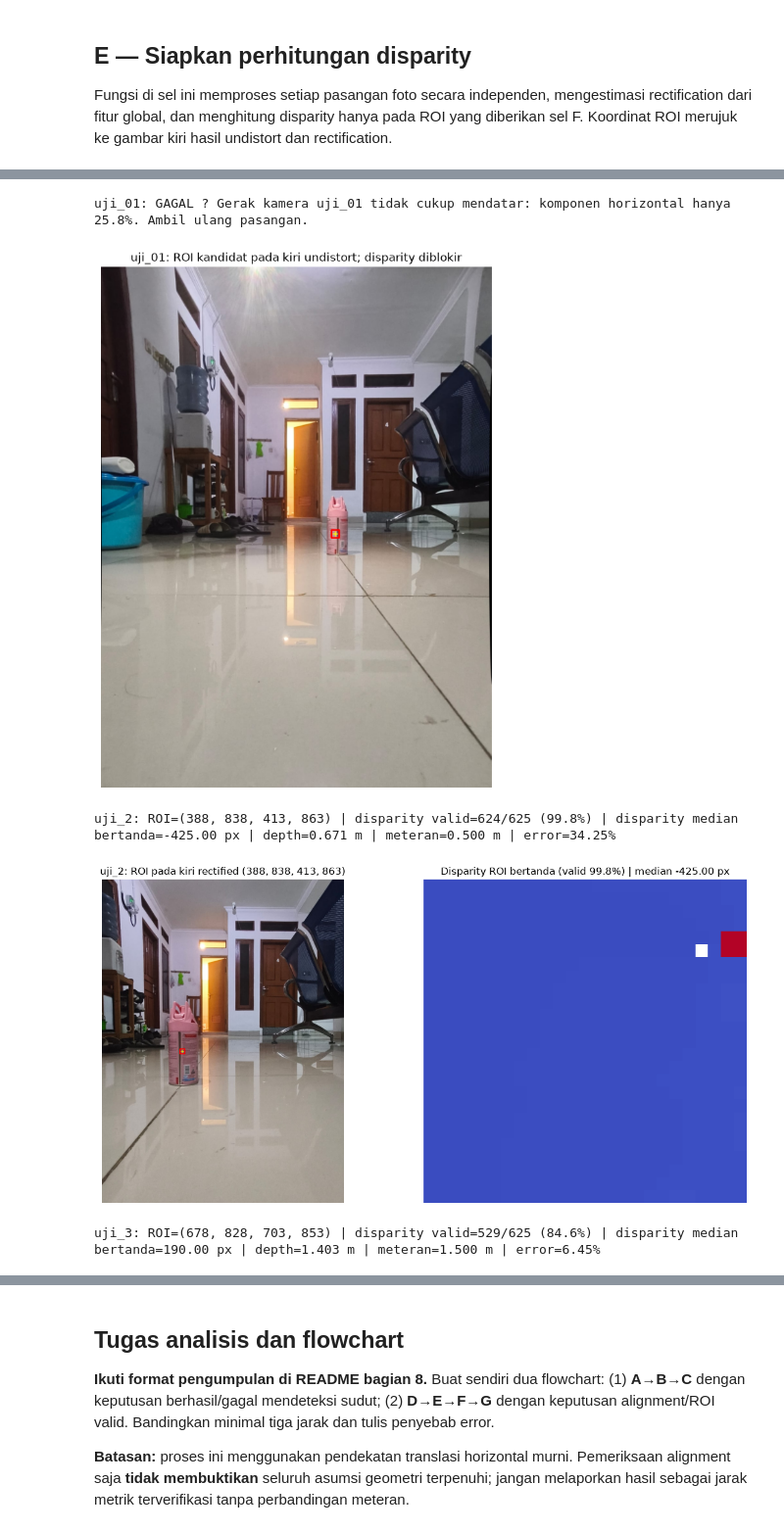
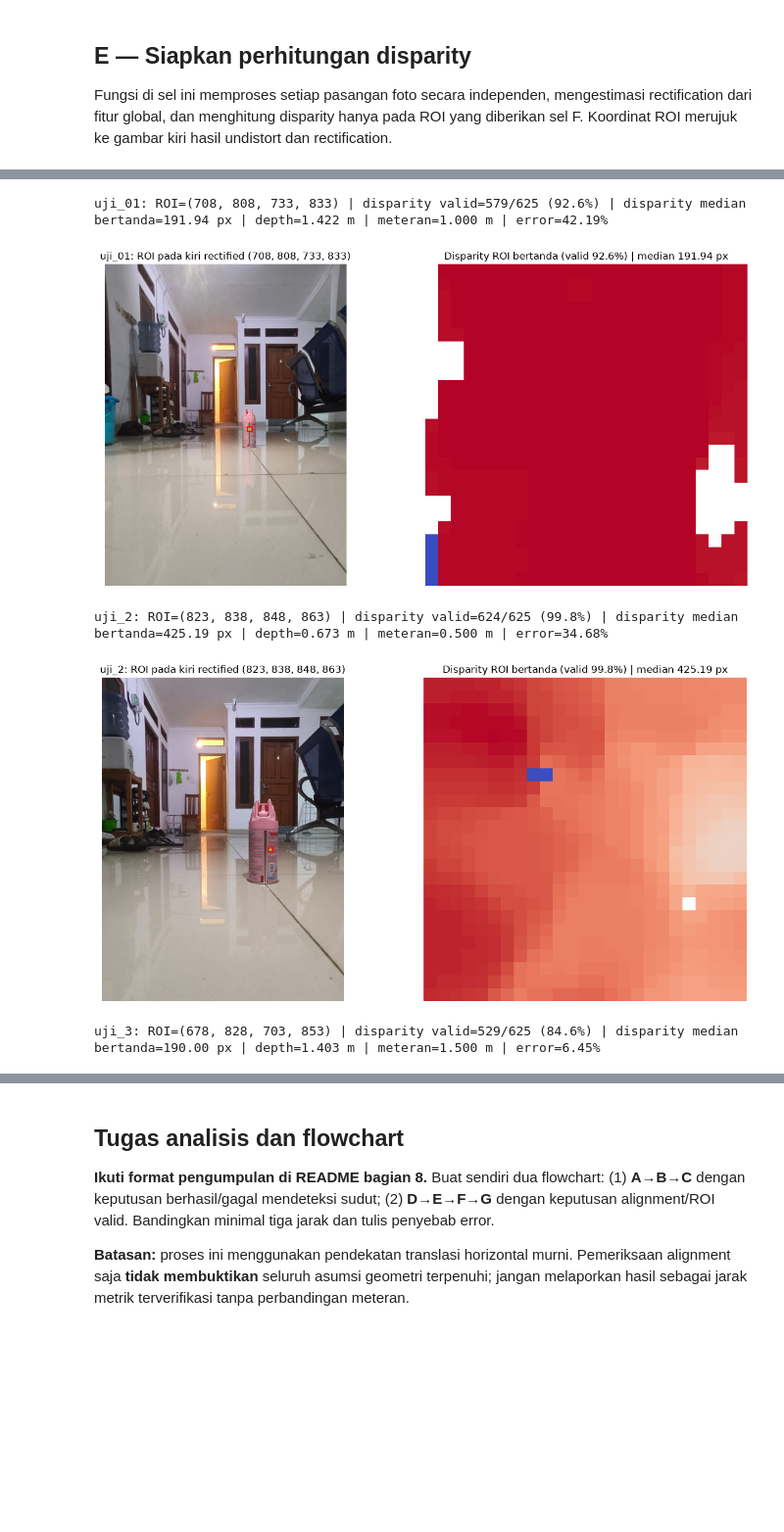
Before and after one commit to arusuzen/PROJEK-COMVIS, a Jupyter notebook: Starter_Stereo_1HP.ipynb, the cells around one changed output, grey strips where cells are left out. Shown at 98% size. Drawn from its saved outputs; the diff is of its cells as text; code cells hidden in the pictures; blank space fills up the shorter version.

```diff
--- a/Starter_Stereo_1HP.ipynb
+++ b/Starter_Stereo_1HP.ipynb
@@ -395,7 +394,7 @@ ROI dipilih terpisah pada label badan botol, dalam koordinat gambar kiri rectifi
 # %%
 ROI_CONFIG={
     'uji_01':{'distance_cm':100,'center_xy':(720,820),'radius':12},
-    'uji_2':{'distance_cm':50,'center_xy':(400,850),'radius':12},
+    'uji_2':{'distance_cm':50,'center_xy':(835,850),'radius':12},
     'uji_3':{'distance_cm':150,'center_xy':(690,840),'radius':12}}
 trial_results={}
 trial_errors={}
@@ -421,37 +420,37 @@ for test_id,config in ROI_CONFIG.items():
                     undistorted_preview,(roi_x,roi_y),(0,255,255),
                     cv2.MARKER_CROSS,15,2)
                 candidate_path=OUT/'roi_uji_01_candidate.jpg'
                 if not cv2.imwrite(str(candidate_path),undistorted_preview):
                     raise OSError('Gagal menyimpan pratinjau ROI kandidat uji_01.')
                 plt.figure(figsize=(8,10))
                 plt.imshow(cv2.cvtColor(undistorted_preview,cv2.COLOR_BGR2RGB))
                 plt.title('uji_01: ROI kandidat pada kiri undistort; disparity diblokir')
                 plt.axis('off');plt.show()
         continue
     trial_results[test_id]=result
     record=result['record']
     print(
         f"{test_id}: ROI={result['roi_box']} | disparity valid="
         f"{result['valid_count']}/{result['valid_total']} "
         f"({result['valid_percent']:.1f}%) | disparity median bertanda="
         f"{record['disparity_roi_px']:.2f} px | depth="
         f"{record['depth_est_m']:.3f} m | meteran="
         f"{record['depth_meter_m']:.3f} m | error={record['error_pct']:.2f}%")
     fig,axes=plt.subplots(1,2,figsize=(13,6))
     axes[0].imshow(cv2.cvtColor(result['roi_preview'],cv2.COLOR_BGR2RGB))
     axes[0].set_title(f"{test_id}: ROI pada kiri rectified {result['roi_box']}")
     axes[0].axis('off')
     axes[1].imshow(np.ma.masked_invalid(result['roi_disparity']),cmap='coolwarm')
     axes[1].set_title(
         f"Disparity ROI bertanda (valid {result['valid_percent']:.1f}%) | "
         f"median {record['disparity_roi_px']:.2f} px")
     axes[1].axis('off')
     plt.tight_layout();plt.show()
 # %% [output]
-uji_01: GAGAL ? Gerak kamera uji_01 tidak cukup mendatar: komponen horizontal hanya 25.8%. Ambil ulang pasangan.
+uji_01: ROI=(708, 808, 733, 833) | disparity valid=579/625 (92.6%) | disparity median bertanda=191.94 px | depth=1.422 m | meteran=1.000 m | error=42.19%
-[figure, old version]
+[figure, new version]
-uji_2: ROI=(388, 838, 413, 863) | disparity valid=624/625 (99.8%) | disparity median bertanda=-425.00 px | depth=0.671 m | meteran=0.500 m | error=34.25%
+uji_2: ROI=(823, 838, 848, 863) | disparity valid=624/625 (99.8%) | disparity median bertanda=425.19 px | depth=0.673 m | meteran=0.500 m | error=34.68%
-[figure, old version]
+[figure, new version]
 uji_3: ROI=(678, 828, 703, 853) | disparity valid=529/625 (84.6%) | disparity median bertanda=190.00 px | depth=1.403 m | meteran=1.500 m | error=6.45%
 [figure]
 # %% [markdown]
```
Also changed, not shown: parts of 5 cells of this notebook, 11 other files.
